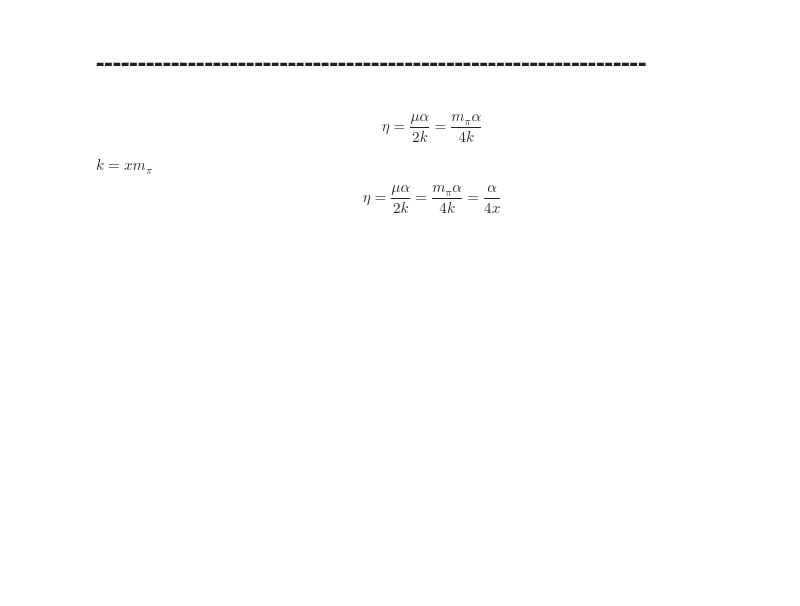
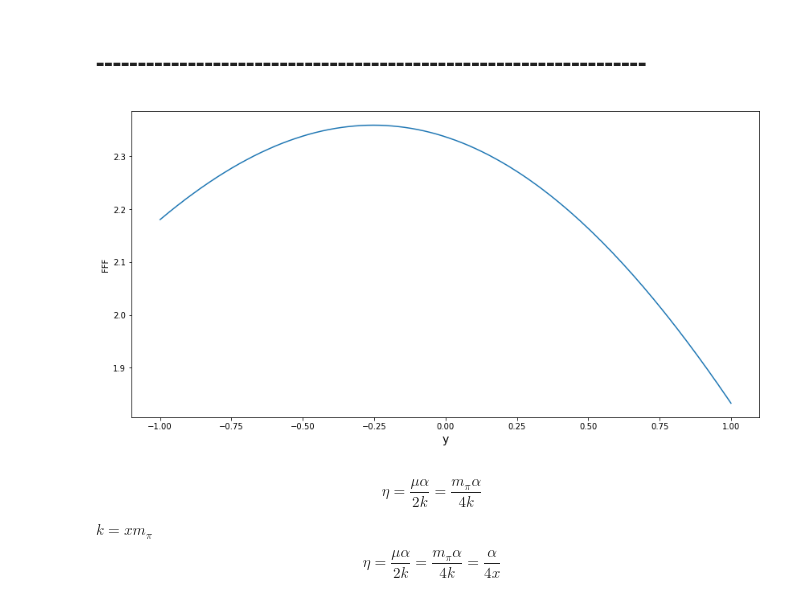
Before and after one commit to qati/HBTCoulombCorrection, a Jupyter notebook: Hypgeom.ipynb, the cells around one changed output. Saved outputs shown, nothing was run; the diff lists cells and outputs as text; code cells hidden in the pictures; blank space fills up the shorter version.

```diff
--- a/Hypgeom.ipynb
+++ b/Hypgeom.ipynb
@@ -102,6 +102,12 @@ diff(A1,A2,kr,eta, True)
 [figure]
 # %% [markdown]
 # ------------------------------------------------------------------
+# %%
+eta=0.2
+kr=0.4
+plot(kg.hyp1f1_FFF(2000, kr, eta, 1e-8),kr,eta, label="FFF")
+# %% [output]
+[figure, added]
 # %% [markdown]
 \begin{equation}
 \eta = \frac{\mu\alpha}{2k}=\frac{m_\pi\alpha}{4k}
```
Also changed, not shown: 11 other files.
